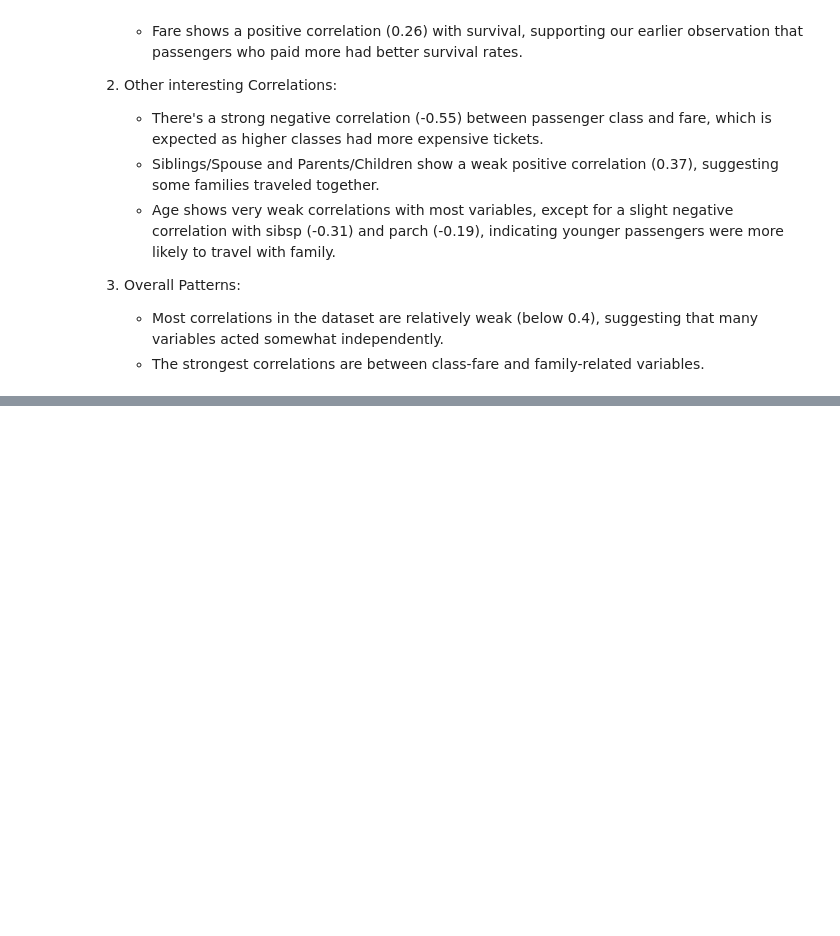
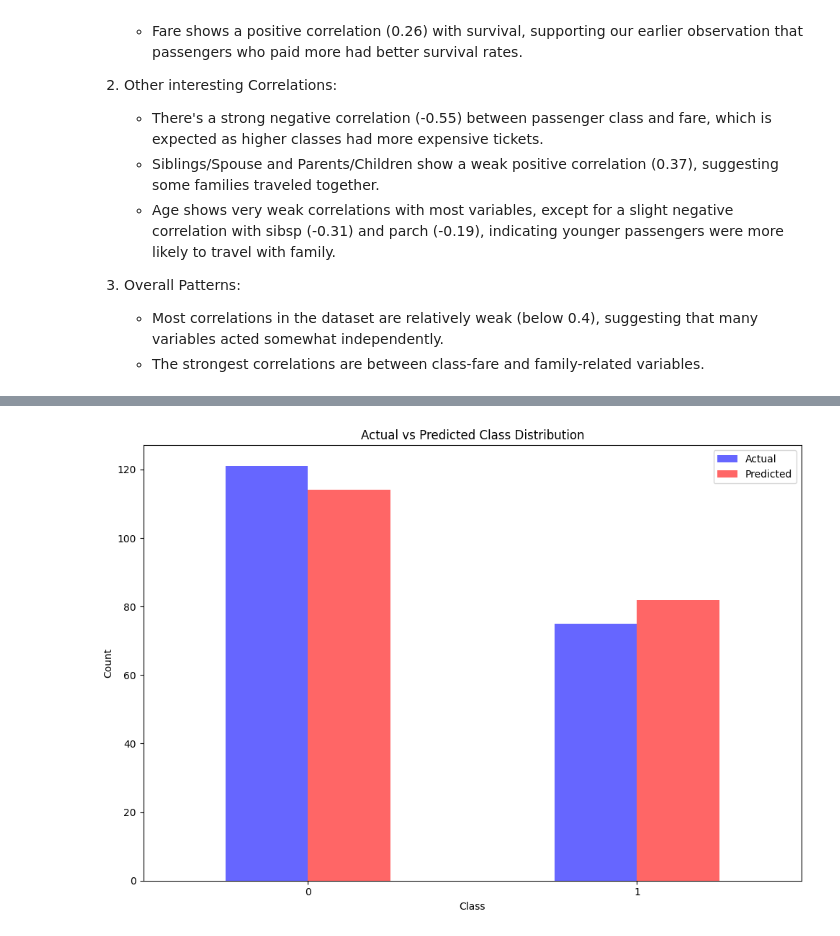
Before and after one commit to Soimanul/ML-fundamentals-2025, a Jupyter notebook: assignment_1_Vlad_Soimu[Soimu].ipynb, the cells around one changed output, grey strips where cells are left out. Saved outputs shown, nothing was run; the diff lists cells and outputs as text; code cells hidden in the pictures; blank space fills up the shorter version.

```diff
--- a/assignment_1_Vlad_Soimu[Soimu].ipynb
+++ b/assignment_1_Vlad_Soimu[Soimu].ipynb
@@ -337 +493,10 @@ The correlation matrix provides important information about the relationships be
+# %%
+# Drop original categorical columns and add new encoded columns
+X_train = X_train.drop(columns=categorical_features)
+X_val = X_val.drop(columns=categorical_features)
+X_test = X_test.drop(columns=categorical_features)
+
+X_train = pd.concat([X_train, X_train_cat], axis=1)
+X_val = pd.concat([X_val, X_val_cat], axis=1)
+X_test = pd.concat([X_test, X_test_cat], axis=1)
 # %% [markdown]
@@ -343 +538,4 @@ The correlation matrix provides important information about the relationships be
+# %%
+smote = SMOTE(random_state=42)
+X_train_smote, y_train_smote = smote.fit_resample(X_train, y_train)
 # %% [markdown]
@@ -344,0 +545,5 @@ The correlation matrix provides important information about the relationships be
+# %%
+selector = VarianceThreshold(threshold=0.01)
+X_train_selected = selector.fit_transform(X_train_smote)
+X_val_selected = selector.transform(X_val)
+X_test_selected = selector.transform(X_test)
@@ -346,0 +561,6 @@ The correlation matrix provides important information about the relationships be
+# %%
+model = LogisticRegression()
+model.fit(X_train_selected, y_train_smote)
+
+y_pred = model.predict(X_val_selected)
+print("Validation Predictions:", y_pred)
@@ -346,0 +574,24 @@ The correlation matrix provides important information about the relationships be
+# %%
+results_df = pd.DataFrame({
+    'Actual': y_val,
+    'Predicted': y_pred
+})
+
+fig, ax = plt.subplots(figsize=(10, 7))
+
+results_comparison = pd.DataFrame({
+    'Actual': results_df['Actual'].value_counts(),
+    'Predicted': results_df['Predicted'].value_counts()
+}).sort_index()
+
+results_comparison.plot(kind='bar', ax=ax, alpha=0.6, color=['blue', 'red'])
+ax.set_title('Actual vs Predicted Class Distribution')
+ax.set_xlabel('Class')
+ax.set_ylabel('Count')
+ax.legend(loc='upper right')
+
+plt.xticks(rotation=0)
+plt.tight_layout()
+plt.show()
+# %% [output]
+[figure, added]
```
Also changed, not shown: parts of 39 cells of this notebook, 1 other file.
